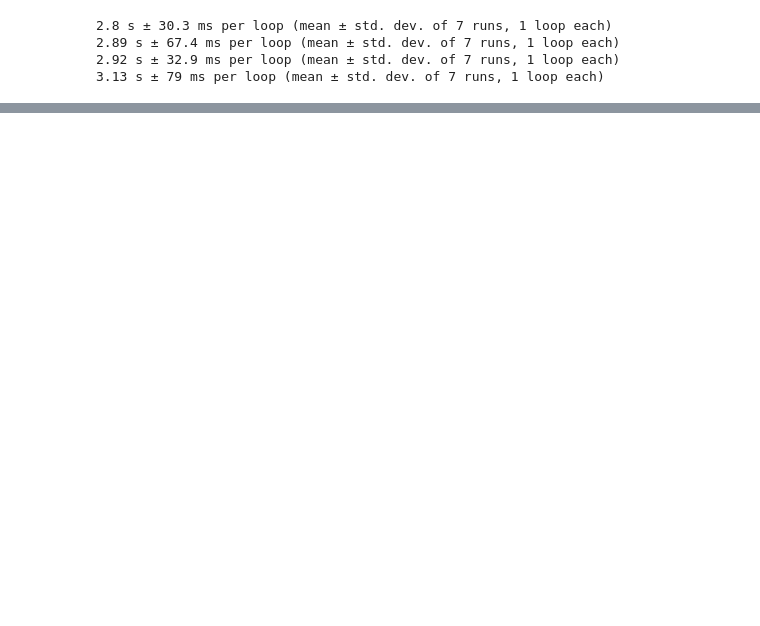
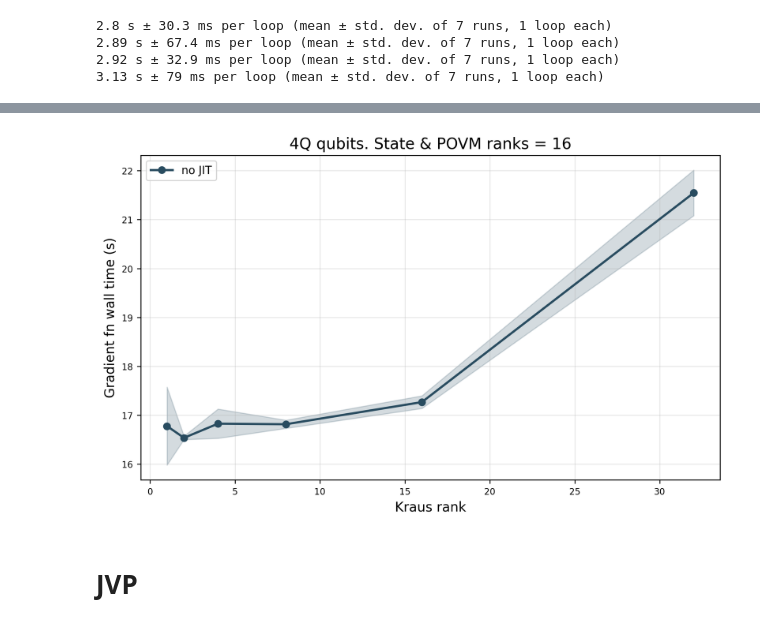
Before and after one commit to EmilianoG-byte/iqm-benchmarks, a Jupyter notebook: playground/time_complexity/time_vs_rank.ipynb, the cells around one changed output, grey strips where cells are left out. Saved outputs shown, nothing was run; the diff lists cells and outputs as text; code cells hidden in the pictures; blank space fills up the shorter version.

```diff
--- a/playground/time_complexity/time_vs_rank.ipynb
+++ b/playground/time_complexity/time_vs_rank.ipynb
@@ -51,6 +53,10 @@ INFO:2025-10-07 14:01:36,160:jax._src.xla_bridge:927: Unable to initialize backe
 2025-10-07 14:01:36,160 - jax._src.xla_bridge - INFO - Unable to initialize backend 'rocm': module 'jaxlib.xla_extension' has no attribute 'GpuAllocatorConfig'
 INFO:2025-10-07 14:01:36,163:jax._src.xla_bridge:927: Unable to initialize backend 'tpu': INTERNAL: Failed to open libtpu.so: dlopen(libtpu.so, 0x0001): tried: 'libtpu.so' (no such file), '/System/Vol ...
 2025-10-07 14:01:36,163 - jax._src.xla_bridge - INFO - Unable to initialize backend 'tpu': INTERNAL: Failed to open libtpu.so: dlopen(libtpu.so, 0x0001): tried: 'libtpu.so' (no such file), '/System/Vo ...
+# %%
+kraus_tensor_4q_rank32 = get_kraus_psd_from_mgst(kraus_mgst_4q, rank=32)
+kraus_tensor_4q_rank64 = get_kraus_psd_from_mgst(kraus_mgst_4q, rank=64)
+kraus_tensor_4q_rank128 = get_kraus_psd_from_mgst(kraus_mgst_4q, rank=128)
 # %%
 kraus_tensor_4q_full.shape
 # %% [output]
@@ -224,0 +313,10 @@ plot_wall_time(cost_fn_times, ranks, logscale=None, xlabel=xlabel, title=title)
+# %%
+grad_fn = automatic_gradient(fn_kraus_jit)
+grad_fn_no_jit = automatic_gradient(fn_kraus_no_jit)
+# %%
+timing_grad_rank_1 = %timeit -o grad_fn(kraus_tensor_4q_rank1)
+timing_grad_rank_2 = %timeit -o grad_fn(kraus_tensor_4q_rank2)
+timing_grad_rank_4 = %timeit -o grad_fn(kraus_tensor_4q_rank4)
+timing_grad_rank_8 = %timeit -o grad_fn(kraus_tensor_4q_rank8)
+timing_grad_rank_16 = %timeit -o grad_fn(kraus_tensor_4q_rank16)
+timing_grad_rank_32 = %timeit -o grad_fn(kraus_tensor_4q_rank32)
@@ -224,0 +330,7 @@ plot_wall_time(cost_fn_times, ranks, logscale=None, xlabel=xlabel, title=title)
+# %%
+timing_grad_rank_1_no_jit = %timeit -o grad_fn_no_jit(kraus_tensor_4q_rank1)
+timing_grad_rank_2_no_jit = %timeit -o grad_fn_no_jit(kraus_tensor_4q_rank2)
+timing_grad_rank_4_no_jit = %timeit -o grad_fn_no_jit(kraus_tensor_4q_rank4)
+timing_grad_rank_8_no_jit = %timeit -o grad_fn_no_jit(kraus_tensor_4q_rank8)
+timing_grad_rank_16_no_jit = %timeit -o grad_fn_no_jit(kraus_tensor_4q_rank16)
+timing_grad_rank_32_no_jit = %timeit -o grad_fn_no_jit(kraus_tensor_4q_rank32)
@@ -224,0 +344,28 @@ plot_wall_time(cost_fn_times, ranks, logscale=None, xlabel=xlabel, title=title)
+# %%
+
+timings_grad_fn = [timing_grad_rank_1, timing_grad_rank_2, timing_grad_rank_4, timing_grad_rank_8, timing_grad_rank_16, timing_grad_rank_32]
+tuples_grad_fn = [(time.average, time.stdev) for time in timings_grad_fn]
+
+timings_grad_fn_no_jit = [timing_grad_rank_1_no_jit, timing_grad_rank_2_no_jit, timing_grad_rank_4_no_jit, timing_grad_rank_8_no_jit, timing_grad_rank_16_no_jit, timing_grad_rank_32_no_jit]
+tuples_grad_fn_no_jit = [(time.average, time.stdev) for time in timings_grad_fn_no_jit]
+
+
+grad_fn_times = {
+    # "JIT": tuples_grad_fn,
+    "no JIT": tuples_grad_fn_no_jit,
+}
+
+
+ranks = [1, 2, 4, 8, 16, 32]
+xlabel = "Kraus rank"
+ylabel = "Gradient fn wall time (s)"
+title = "4Q qubits. State & POVM ranks = 16"
+
+plot_wall_time(grad_fn_times, ranks, logscale=None, xlabel=xlabel, ylabel=ylabel, title=title)
+
+# xlabel = "Cost fn wall time (s)"
+# plot_wall_time(grad_fn_times, cost_fn_time_list[:6], logscale=None, xlabel=xlabel, ylabel=ylabel, title=title)
+# %% [output]
+[figure, added]
+# %% [markdown]
+# JVP
```
Also changed, not shown: parts of 21 cells of this notebook, 7 other files.
